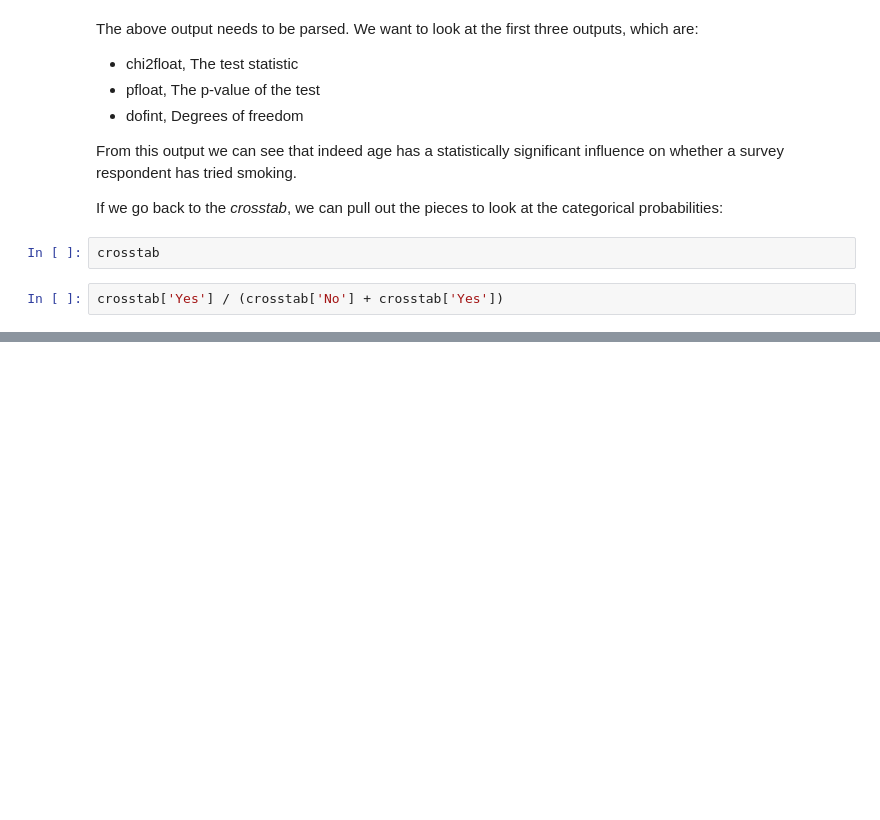
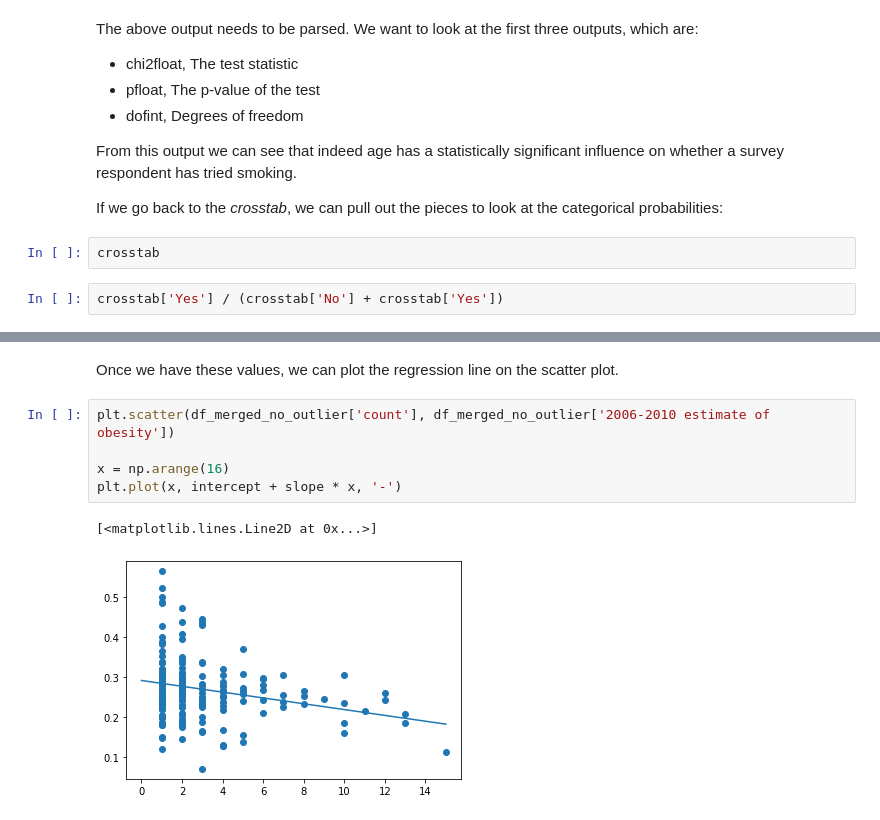
Before and after one commit to pitt-sci-lis-2030/week-14-data-analysis, a Jupyter notebook: Lecture 14.ipynb, the cells around one changed output, grey strips where cells are left out. Drawn from its saved outputs; the diff is of its cells as text; blank space fills up the shorter version.

```diff
--- a/Lecture 14.ipynb
+++ b/Lecture 14.ipynb
@@ -298,0 +534,10 @@ crosstab['Yes'] / (crosstab['No'] + crosstab['Yes'])
+# %% [markdown]
+Once we have these values, we can plot the regression line on the scatter plot.
+# %%
+plt.scatter(df_merged_no_outlier['count'], df_merged_no_outlier['2006-2010 estimate of obesity'])
+
+x = np.arange(16)
+plt.plot(x, intercept + slope * x, '-')
+# %% [output]
+[<matplotlib.lines.Line2D at 0x...>]
+[figure, added]
```
Also changed, not shown: parts of 30 cells of this notebook, 3 other files.
